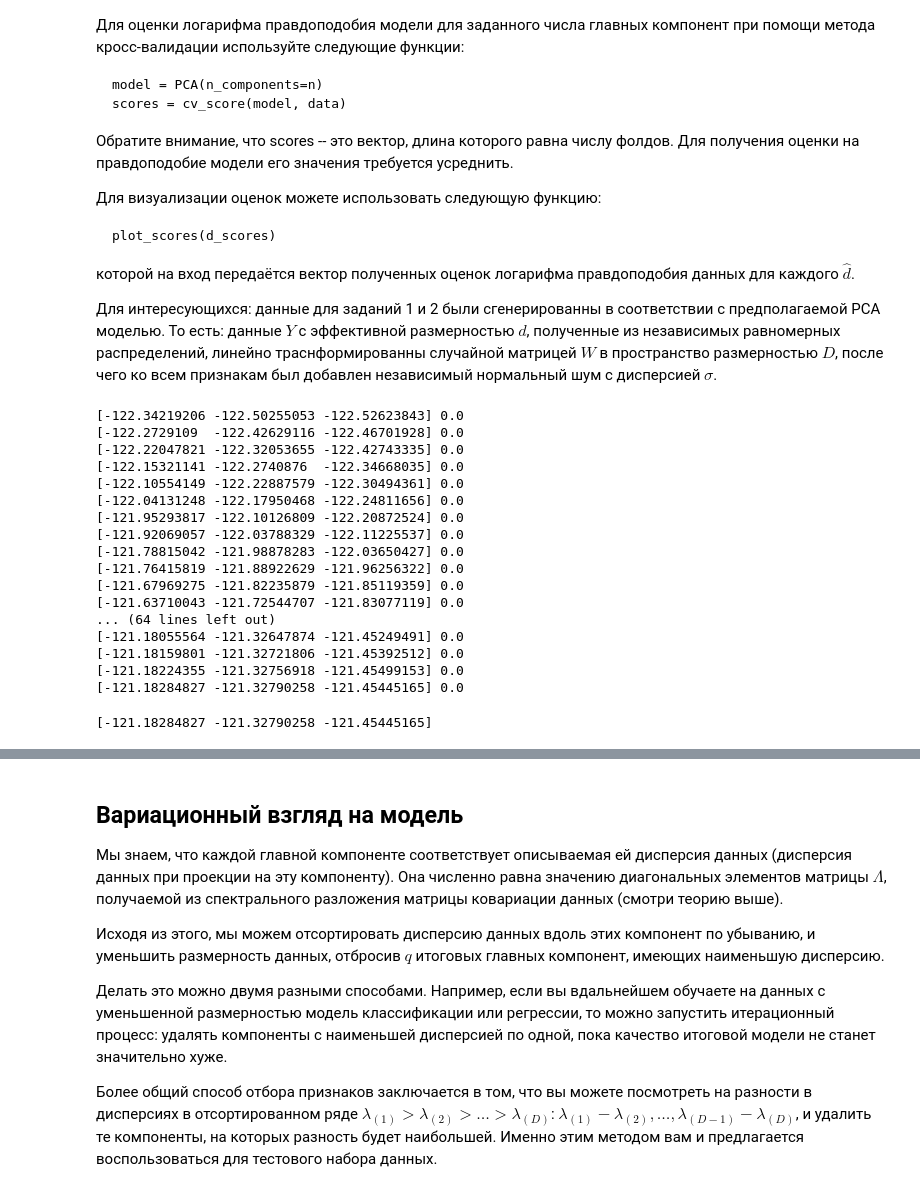
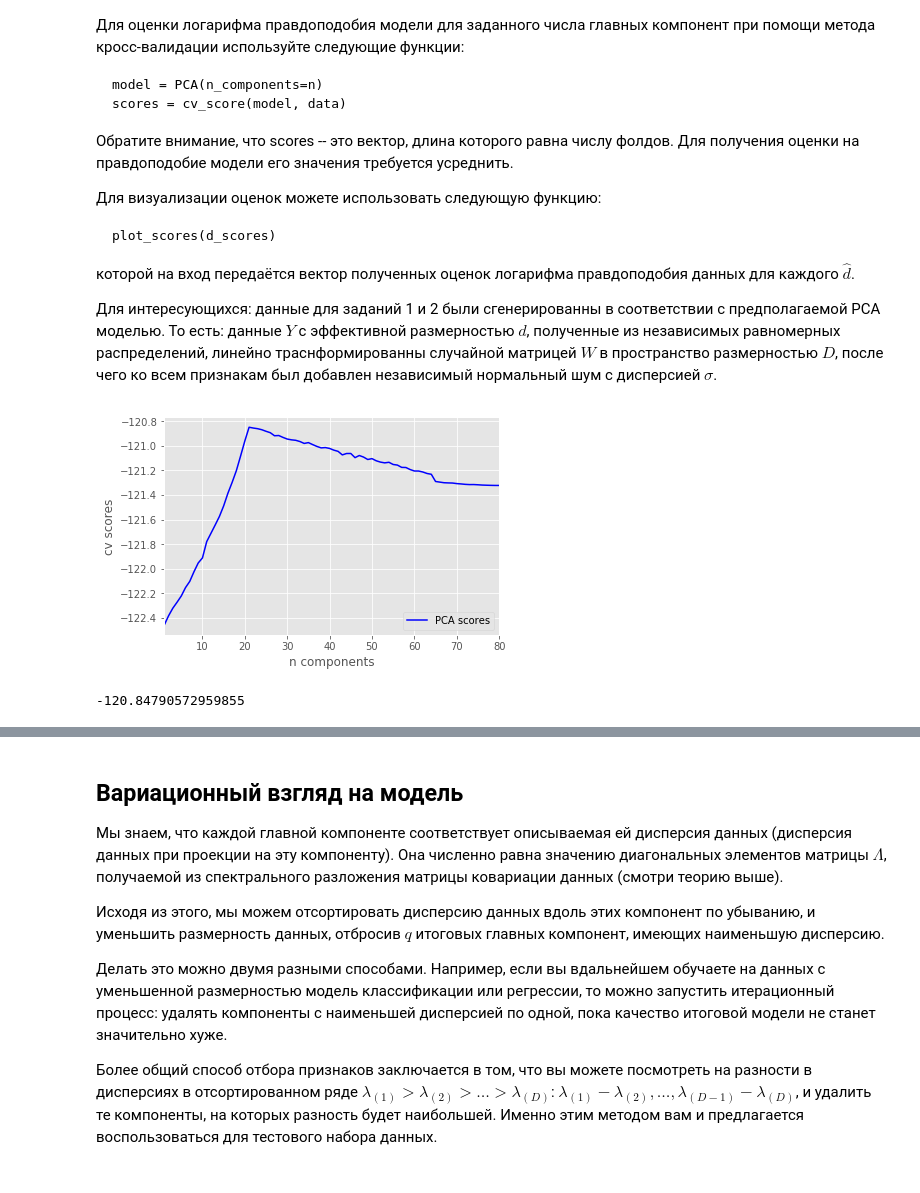
Before and after one commit to AlexeyAverin/MLLearn, a Jupyter notebook: c3w2t1.ipynb, the cells around one changed output, grey strips where cells are left out. Cells and saved outputs as stored; diff of their text form; code cells hidden in the pictures.

```diff
--- a/c3w2t1.ipynb
+++ b/c3w2t1.ipynb
@@ -223,54 +223,40 @@ def plot_scores(d_scores):
     plt.xlim(n_components[0], n_components[-1])
     plt.xlabel('n components')
     plt.ylabel('cv scores')
     plt.legend(loc='lower right')
     plt.show()
 
 def write_answer_1(optimal_d):
     with open("pca_answer1.txt", "w") as fout:
         fout.write(str(optimal_d))
 
 data = pd.read_csv('data_task1.csv')
 
 #C = np.cov(data)
 #w, v = np.linalg.eig(C)
 
 
 #print(v[0:0], v[1:1])
 #print(data.shape, covmat.shape)
+dscores = list()
 
 for row in range(0, 80):
     model = PCA(n_components=row)
     scores = cv_score(model, data)
     av = np.average(scores)
-    mean = np.mean(scores)
-    delta = (mean - av)
-    print(scores, delta)
+    #mean = np.mean(scores)
+    dscores.append(av)
+
+plot_scores(np.array(dscores))
+doptimal = max(dscores)
+print(doptimal)
+write_answer_1(doptimal)
 
 #data.head()
 #data.shape
 
 # place your code here
 #pass
 # %% [output]
+[figure, added]
-[-122.34219206 -122.50255053 -122.52623843] 0.0
-[-122.2729109  -122.42629116 -122.46701928] 0.0
-[-122.22047821 -122.32053655 -122.42743335] 0.0
-[-122.15321141 -122.2740876  -122.34668035] 0.0
-[-122.10554149 -122.22887579 -122.30494361] 0.0
-[-122.04131248 -122.17950468 -122.24811656] 0.0
-[-121.95293817 -122.10126809 -122.20872524] 0.0
-[-121.92069057 -122.03788329 -122.11225537] 0.0
-[-121.78815042 -121.98878283 -122.03650427] 0.0
-[-121.76415819 -121.88922629 -121.96256322] 0.0
-[-121.67969275 -121.82235879 -121.85119359] 0.0
-[-121.63710043 -121.72544707 -121.83077119] 0.0
-... (64 lines left out)
-[-121.18055564 -121.32647874 -121.45249491] 0.0
-[-121.18159801 -121.32721806 -121.45392512] 0.0
-[-121.18224355 -121.32756918 -121.45499153] 0.0
-[-121.18284827 -121.32790258 -121.45445165] 0.0
+-120.84790572959855
-# %%
-print(scores)
-# %% [output]
-[-121.18284827 -121.32790258 -121.45445165]
```
Also changed, not shown: parts of 9 cells of this notebook.
